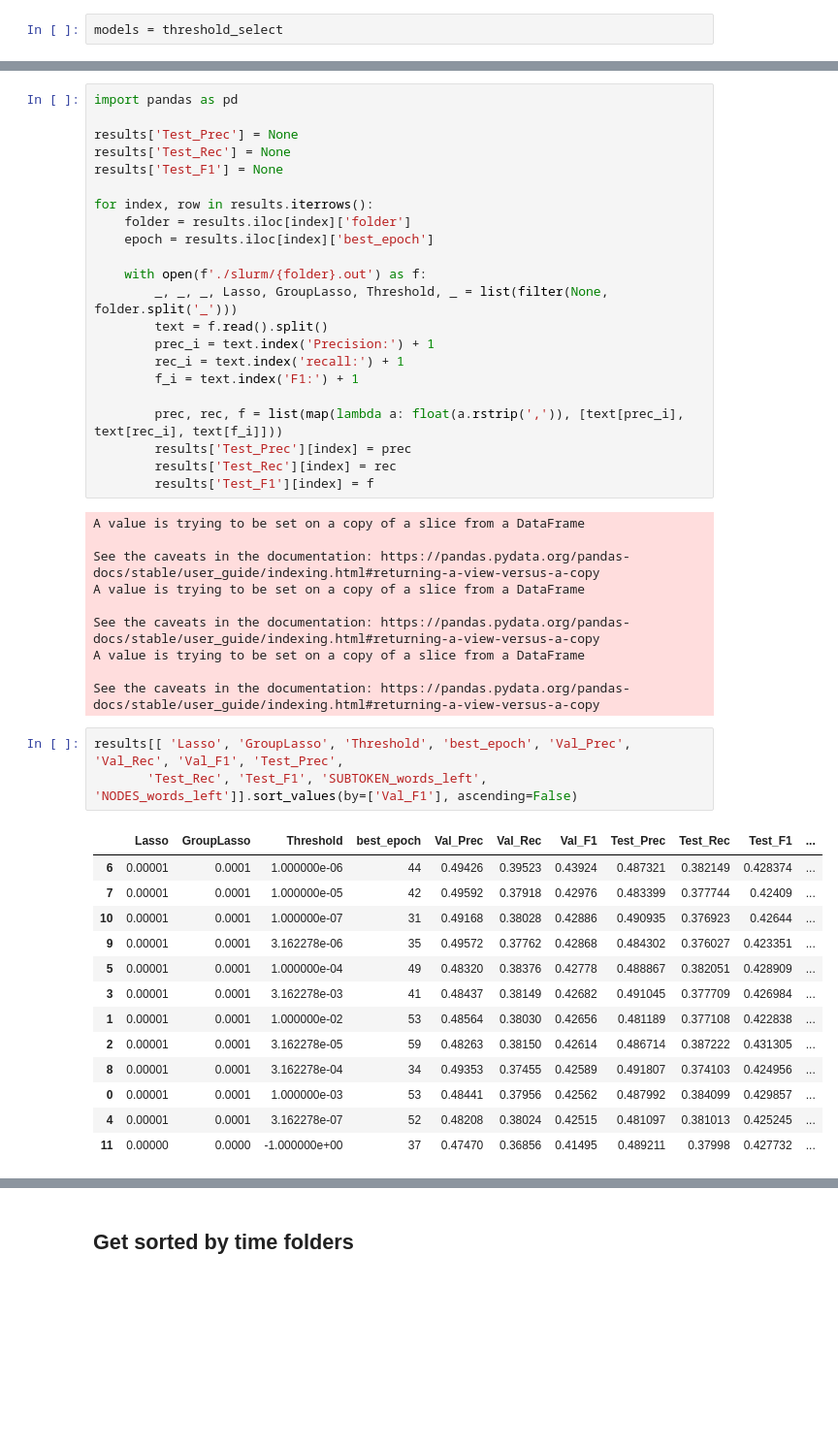
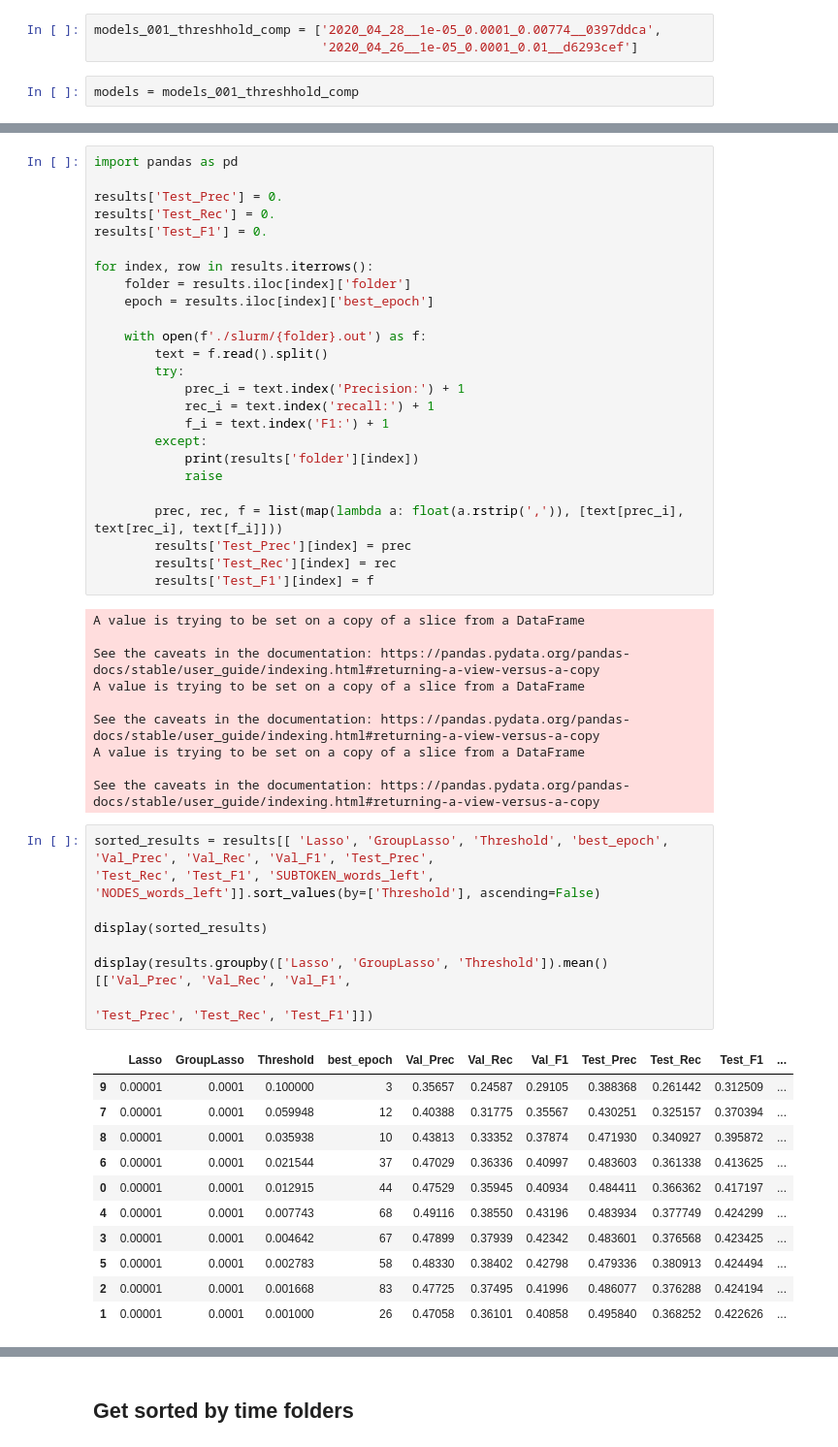
Before and after one commit to angusev/VocabularyForSourceCode, a Jupyter notebook: results.ipynb, the cells around one changed output, grey strips where cells are left out. Shown at 97% size. Cells and saved outputs as stored; diff of their text form; blank space fills up the shorter version.

Commit message:
hyperparams selection

```diff
--- a/results.ipynb
+++ b/results.ipynb
@@ -87,5 +120,8 @@ threshold_select  = ['2020_04_21__1e-05_0.0001_0.001__607f3e5d',
+# %%
+models_001_threshhold_comp = ['2020_04_28__1e-05_0.0001_0.00774__0397ddca',
+                              '2020_04_26__1e-05_0.0001_0.01__d6293cef']
 # %%
-models = threshold_select
+models = models_001_threshhold_comp
 # %% [markdown]
 # Best epoch and validation
 # %%
@@ -186,20 +225,23 @@ for index, row in results.iterrows():
 # %%
 import pandas as pd
 
-results['Test_Prec'] = None
-results['Test_Rec'] = None
-results['Test_F1'] = None
+results['Test_Prec'] = 0.
+results['Test_Rec'] = 0.
+results['Test_F1'] = 0.
 
 for index, row in results.iterrows():
     folder = results.iloc[index]['folder']
     epoch = results.iloc[index]['best_epoch']
 
     with open(f'./slurm/{folder}.out') as f:
-        _, _, _, Lasso, GroupLasso, Threshold, _ = list(filter(None, folder.split('_')))
         text = f.read().split()
-        prec_i = text.index('Precision:') + 1
-        rec_i = text.index('recall:') + 1
-        f_i = text.index('F1:') + 1
+        try:
+            prec_i = text.index('Precision:') + 1
+            rec_i = text.index('recall:') + 1
+            f_i = text.index('F1:') + 1
+        except:
+            print(results['folder'][index])
+            raise
 
         prec, rec, f = list(map(lambda a: float(a.rstrip(',')), [text[prec_i], text[rec_i], text[f_i]]))
         results['Test_Prec'][index] = prec
@@ -216,19 +258,22 @@ A value is trying to be set on a copy of a slice from a DataFrame
 
 See the caveats in the documentation: https://pandas.pydata.org/pandas-docs/stable/user_guide/indexing.html#returning-a-view-versus-a-copy
 # %%
-results[[ 'Lasso', 'GroupLasso', 'Threshold', 'best_epoch', 'Val_Prec', 'Val_Rec', 'Val_F1', 'Test_Prec',
-       'Test_Rec', 'Test_F1', 'SUBTOKEN_words_left', 'NODES_words_left']].sort_values(by=['Val_F1'], ascending=False)
+sorted_results = results[[ 'Lasso', 'GroupLasso', 'Threshold', 'best_epoch', 'Val_Prec', 'Val_Rec', 'Val_F1', 'Test_Prec',
+'Test_Rec', 'Test_F1', 'SUBTOKEN_words_left', 'NODES_words_left']].sort_values(by=['Threshold'], ascending=False)
+
+display(sorted_results)
+
+display(results.groupby(['Lasso', 'GroupLasso', 'Threshold']).mean()[['Val_Prec', 'Val_Rec', 'Val_F1',
+                                                                      'Test_Prec', 'Test_Rec', 'Test_F1']])
 # %% [output]
 |  | Lasso | GroupLasso | Threshold | best_epoch | Val_Prec | Val_Rec | Val_F1 | Test_Prec | Test_Rec | Test_F1 | ... |
-| 6 | 0.00001 | 0.0001 | 1.000000e-06 | 44 | 0.49426 | 0.39523 | 0.43924 | 0.487321 | 0.382149 | 0.428374 | ... |
-| 7 | 0.00001 | 0.0001 | 1.000000e-05 | 42 | 0.49592 | 0.37918 | 0.42976 | 0.483399 | 0.377744 | 0.42409 | ... |
-| 10 | 0.00001 | 0.0001 | 1.000000e-07 | 31 | 0.49168 | 0.38028 | 0.42886 | 0.490935 | 0.376923 | 0.42644 | ... |
-| 9 | 0.00001 | 0.0001 | 3.162278e-06 | 35 | 0.49572 | 0.37762 | 0.42868 | 0.484302 | 0.376027 | 0.423351 | ... |
-| 5 | 0.00001 | 0.0001 | 1.000000e-04 | 49 | 0.48320 | 0.38376 | 0.42778 | 0.488867 | 0.382051 | 0.428909 | ... |
-| 3 | 0.00001 | 0.0001 | 3.162278e-03 | 41 | 0.48437 | 0.38149 | 0.42682 | 0.491045 | 0.377709 | 0.426984 | ... |
-| 1 | 0.00001 | 0.0001 | 1.000000e-02 | 53 | 0.48564 | 0.38030 | 0.42656 | 0.481189 | 0.377108 | 0.422838 | ... |
-| 2 | 0.00001 | 0.0001 | 3.162278e-05 | 59 | 0.48263 | 0.38150 | 0.42614 | 0.486714 | 0.387222 | 0.431305 | ... |
-| 8 | 0.00001 | 0.0001 | 3.162278e-04 | 34 | 0.49353 | 0.37455 | 0.42589 | 0.491807 | 0.374103 | 0.424956 | ... |
-| 0 | 0.00001 | 0.0001 | 1.000000e-03 | 53 | 0.48441 | 0.37956 | 0.42562 | 0.487992 | 0.384099 | 0.429857 | ... |
-| 4 | 0.00001 | 0.0001 | 3.162278e-07 | 52 | 0.48208 | 0.38024 | 0.42515 | 0.481097 | 0.381013 | 0.425245 | ... |
-| 11 | 0.00000 | 0.0000 | -1.000000e+00 | 37 | 0.47470 | 0.36856 | 0.41495 | 0.489211 | 0.37998 | 0.427732 | ... |
+| 9 | 0.00001 | 0.0001 | 0.100000 | 3 | 0.35657 | 0.24587 | 0.29105 | 0.388368 | 0.261442 | 0.312509 | ... |
+| 7 | 0.00001 | 0.0001 | 0.059948 | 12 | 0.40388 | 0.31775 | 0.35567 | 0.430251 | 0.325157 | 0.370394 | ... |
+| 8 | 0.00001 | 0.0001 | 0.035938 | 10 | 0.43813 | 0.33352 | 0.37874 | 0.471930 | 0.340927 | 0.395872 | ... |
+| 6 | 0.00001 | 0.0001 | 0.021544 | 37 | 0.47029 | 0.36336 | 0.40997 | 0.483603 | 0.361338 | 0.413625 | ... |
+| 0 | 0.00001 | 0.0001 | 0.012915 | 44 | 0.47529 | 0.35945 | 0.40934 | 0.484411 | 0.366362 | 0.417197 | ... |
+| 4 | 0.00001 | 0.0001 | 0.007743 | 68 | 0.49116 | 0.38550 | 0.43196 | 0.483934 | 0.377749 | 0.424299 | ... |
+| 3 | 0.00001 | 0.0001 | 0.004642 | 67 | 0.47899 | 0.37939 | 0.42342 | 0.483601 | 0.376568 | 0.423425 | ... |
+| 5 | 0.00001 | 0.0001 | 0.002783 | 58 | 0.48330 | 0.38402 | 0.42798 | 0.479336 | 0.380913 | 0.424494 | ... |
+| 2 | 0.00001 | 0.0001 | 0.001668 | 83 | 0.47725 | 0.37495 | 0.41996 | 0.486077 | 0.376288 | 0.424194 | ... |
+| 1 | 0.00001 | 0.0001 | 0.001000 | 26 | 0.47058 | 0.36101 | 0.40858 | 0.495840 | 0.368252 | 0.422626 | ... |
```
Also changed, not shown: parts of 22 cells of this notebook, 9 other files.
